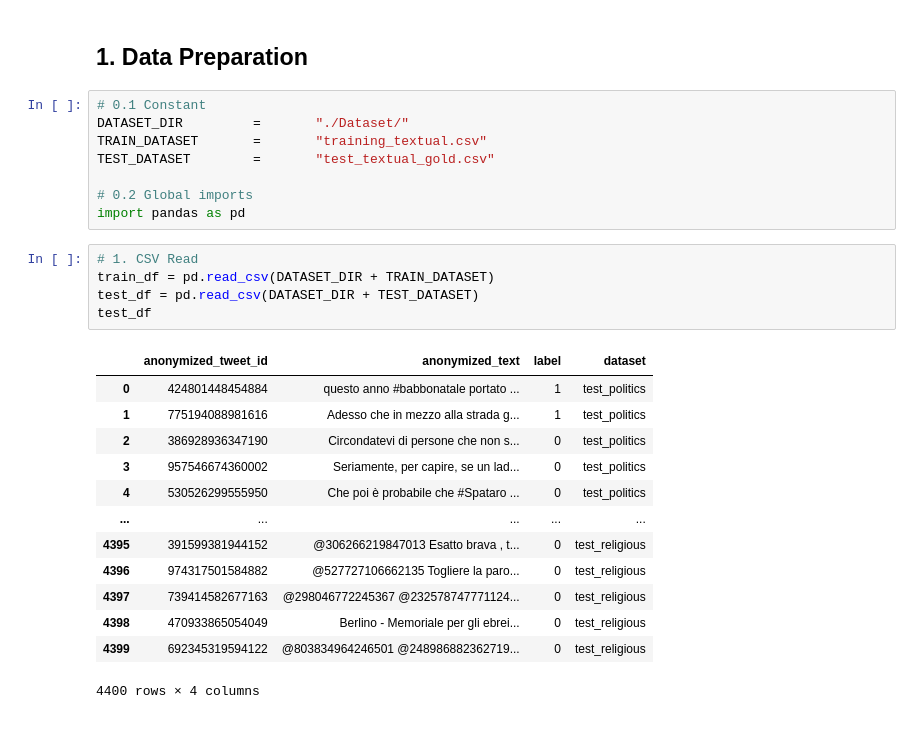
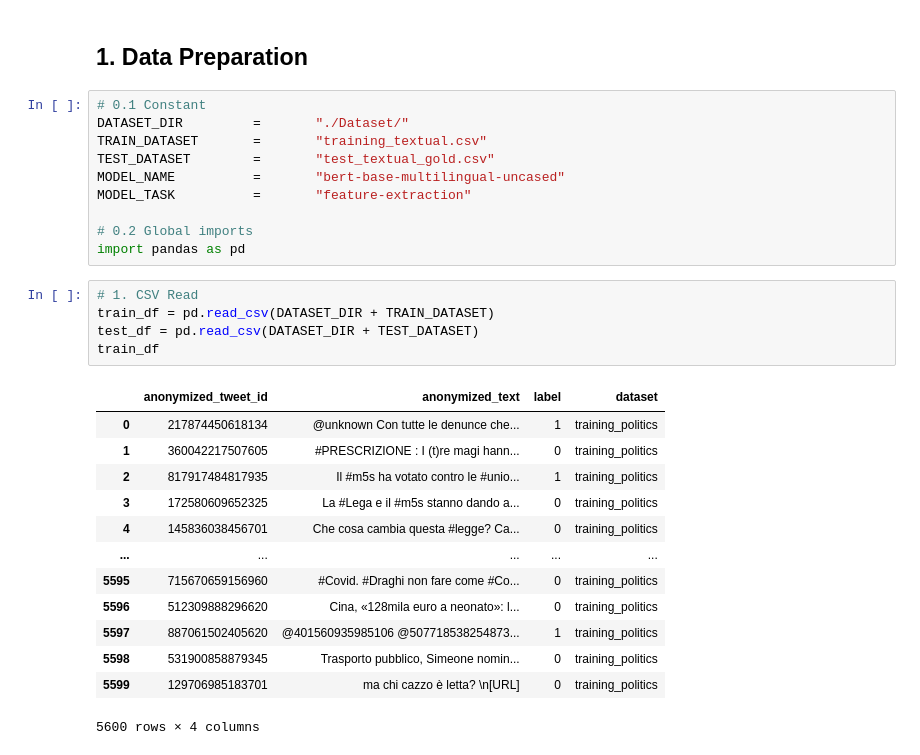
Before and after one commit to calogero-forte/hate_speech_detection, a Jupyter notebook: encoder_only_model.ipynb, the cells around one changed output. Saved outputs shown, nothing was run; the diff lists cells and outputs as text.

```diff
--- a/encoder_only_model.ipynb
+++ b/encoder_only_model.ipynb
@@ -7,25 +7,27 @@
 DATASET_DIR         =       "./Dataset/"
 TRAIN_DATASET       =       "training_textual.csv"
 TEST_DATASET        =       "test_textual_gold.csv"
+MODEL_NAME          =       "bert-base-multilingual-uncased"
+MODEL_TASK          =       "feature-extraction"
 
 # 0.2 Global imports
 import pandas as pd
 # %%
 # 1. CSV Read
 train_df = pd.read_csv(DATASET_DIR + TRAIN_DATASET)
 test_df = pd.read_csv(DATASET_DIR + TEST_DATASET)
-test_df
+train_df
 # %% [output]
 |  | anonymized_tweet_id | anonymized_text | label | dataset |
-| 0 | 424801448454884 | questo anno #babbonatale portato ... | 1 | test_politics |
-| 1 | 775194088981616 | Adesso che in mezzo alla strada g... | 1 | test_politics |
-| 2 | 386928936347190 | Circondatevi di persone che non s... | 0 | test_politics |
-| 3 | 957546674360002 | Seriamente, per capire, se un lad... | 0 | test_politics |
-| 4 | 530526299555950 | Che poi è probabile che #Spataro ... | 0 | test_politics |
+| 0 | 217874450618134 | @unknown Con tutte le denunce che... | 1 | training_politics |
+| 1 | 360042217507605 | #PRESCRIZIONE : I (t)re magi hann... | 0 | training_politics |
+| 2 | 817917484817935 | Il #m5s ha votato contro le #unio... | 1 | training_politics |
+| 3 | 172580609652325 | La #Lega e il #m5s stanno dando a... | 0 | training_politics |
+| 4 | 145836038456701 | Che cosa cambia questa #legge? Ca... | 0 | training_politics |
 | ... | ... | ... | ... | ... |
-| 4395 | 391599381944152 | @306266219847013 Esatto brava , t... | 0 | test_religious |
-| 4396 | 974317501584882 | @527727106662135 Togliere la paro... | 0 | test_religious |
-| 4397 | 739414582677163 | @298046772245367 @232578747771124... | 0 | test_religious |
-| 4398 | 470933865054049 | Berlino - Memoriale per gli ebrei... | 0 | test_religious |
-| 4399 | 692345319594122 | @803834964246501 @248986882362719... | 0 | test_religious |
+| 5595 | 715670659156960 | #Covid. #Draghi non fare come #Co... | 0 | training_politics |
+| 5596 | 512309888296620 | Cina, «128mila euro a neonato»: l... | 0 | training_politics |
+| 5597 | 887061502405620 | @401560935985106 @507718538254873... | 1 | training_politics |
+| 5598 | 531900858879345 | Trasporto pubblico, Simeone nomin... | 0 | training_politics |
+| 5599 | 129706985183701 | ma chi cazzo è letta? \n[URL] | 0 | training_politics |
-4400 rows × 4 columns
+5600 rows × 4 columns
```
Also changed, not shown: parts of 19 cells of this notebook, 2 other files.
